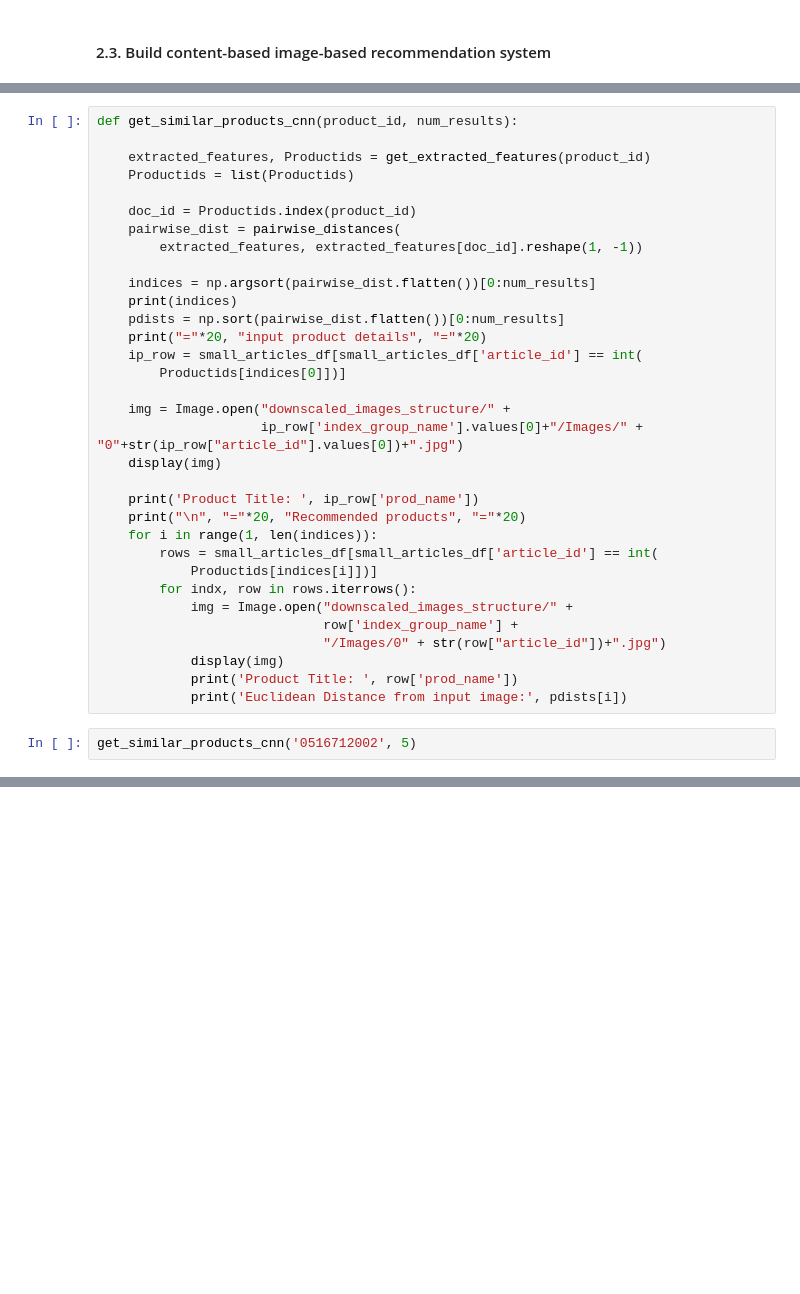
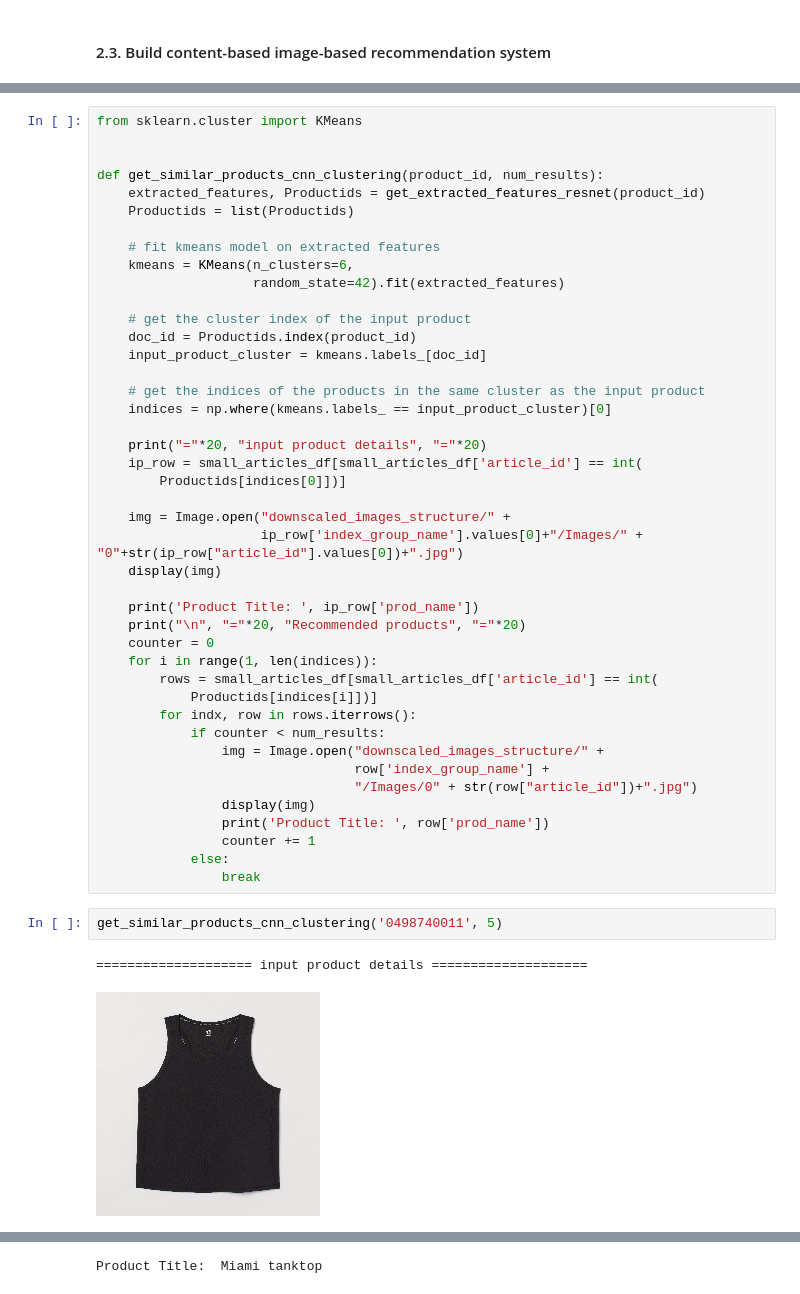
Before and after one commit to GiangNguyenn/FinalAssignmentGroup03, a Jupyter notebook: refactor_asm_3.ipynb, the cells around one changed output, grey strips where cells are left out. Drawn from its saved outputs; the diff is of its cells as text; blank space fills up the shorter version.

```diff
--- a/refactor_asm_3.ipynb
+++ b/refactor_asm_3.ipynb
@@ -1287,16 +1482,22 @@ def get_extracted_features_VGG16(product_id):
 # %%
-def get_similar_products_cnn(product_id, num_results):
+from sklearn.cluster import KMeans
 
-    extracted_features, Productids = get_extracted_features(product_id)
+
+def get_similar_products_cnn_clustering(product_id, num_results):
+    extracted_features, Productids = get_extracted_features_resnet(product_id)
     Productids = list(Productids)
 
+    # fit kmeans model on extracted features
+    kmeans = KMeans(n_clusters=6,
+                    random_state=42).fit(extracted_features)
+
+    # get the cluster index of the input product
     doc_id = Productids.index(product_id)
-    pairwise_dist = pairwise_distances(
-        extracted_features, extracted_features[doc_id].reshape(1, -1))
+    input_product_cluster = kmeans.labels_[doc_id]
 
-    indices = np.argsort(pairwise_dist.flatten())[0:num_results]
-    print(indices)
-    pdists = np.sort(pairwise_dist.flatten())[0:num_results]
+    # get the indices of the products in the same cluster as the input product
+    indices = np.where(kmeans.labels_ == input_product_cluster)[0]
+
     print("="*20, "input product details", "="*20)
     ip_row = small_articles_df[small_articles_df['article_id'] == int(
         Productids[indices[0]])]
@@ -1307,15 +1508,22 @@ def get_similar_products_cnn(product_id, num_results):
 
     print('Product Title: ', ip_row['prod_name'])
     print("\n", "="*20, "Recommended products", "="*20)
+    counter = 0
     for i in range(1, len(indices)):
         rows = small_articles_df[small_articles_df['article_id'] == int(
             Productids[indices[i]])]
         for indx, row in rows.iterrows():
-            img = Image.open("downscaled_images_structure/" +
-                             row['index_group_name'] +
-                             "/Images/0" + str(row["article_id"])+".jpg")
-            display(img)
-            print('Product Title: ', row['prod_name'])
-            print('Euclidean Distance from input image:', pdists[i])
+            if counter < num_results:
+                img = Image.open("downscaled_images_structure/" +
+                                 row['index_group_name'] +
+                                 "/Images/0" + str(row["article_id"])+".jpg")
+                display(img)
+                print('Product Title: ', row['prod_name'])
+                counter += 1
+            else:
+                break
-# %%
-get_similar_products_cnn('0516712002', 5)
+# %%
+get_similar_products_cnn_clustering('0498740011', 5)
+# %% [output]
+==================== input product details ====================
+[figure, added]
@@ -1321,0 +1535 @@ get_similar_products_cnn('0516712002', 5)
+Product Title:  Miami tanktop
```
Also changed, not shown: parts of 31 cells of this notebook.
